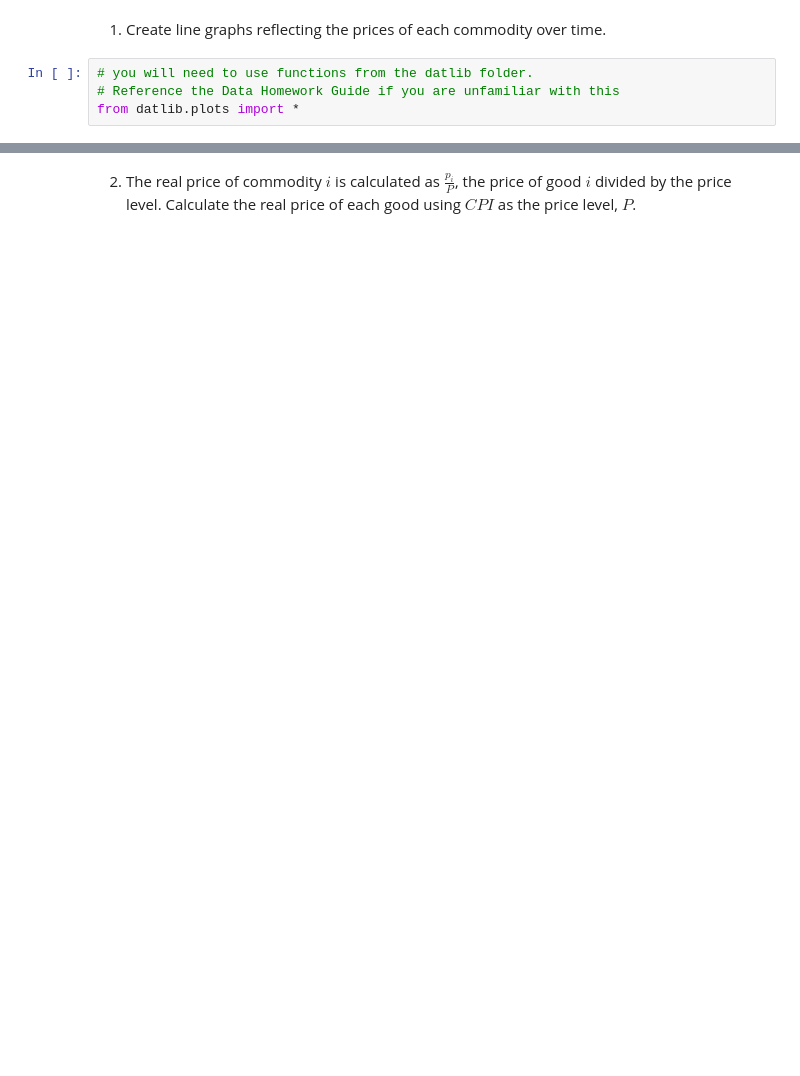
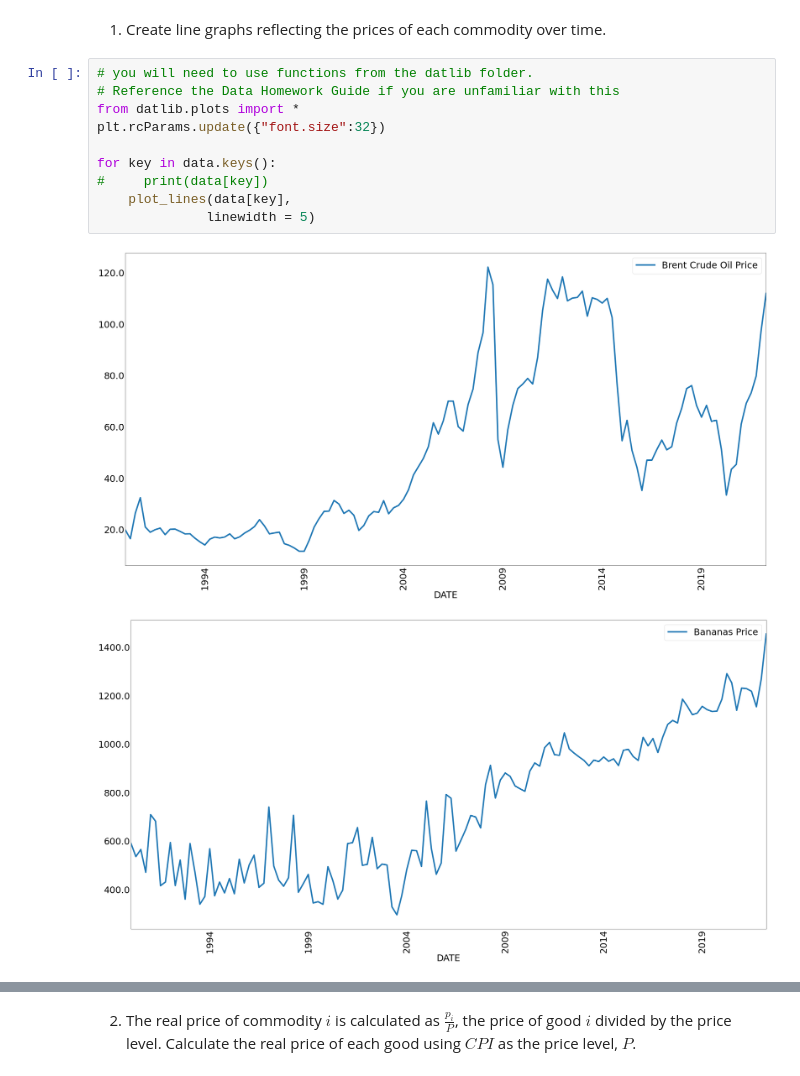
Before and after one commit to jlcatonjr/Macroeconomics-Growth-and-Monetary-Equilibrium, a Jupyter notebook: Data Homework Assignments/Data Homework - Chapter 3.ipynb, the cells around one changed output, grey strips where cells are left out. Saved outputs shown, nothing was run; the diff lists cells and outputs as text; blank space fills up the shorter version.

```diff
--- a/Data Homework Assignments/Data Homework - Chapter 3.ipynb
+++ b/Data Homework Assignments/Data Homework - Chapter 3.ipynb
@@ -57,4 +57,13 @@ data
 # %%
 # you will need to use functions from the datlib folder.
 # Reference the Data Homework Guide if you are unfamiliar with this
 from datlib.plots import *
+plt.rcParams.update({"font.size":32})
+
+for key in data.keys():
+#     print(data[key])
+    plot_lines(data[key],
+              linewidth = 5)
+# %% [output]
+[figure, added]
+[figure, added]
```
Also changed, not shown: parts of 4 cells of this notebook.
